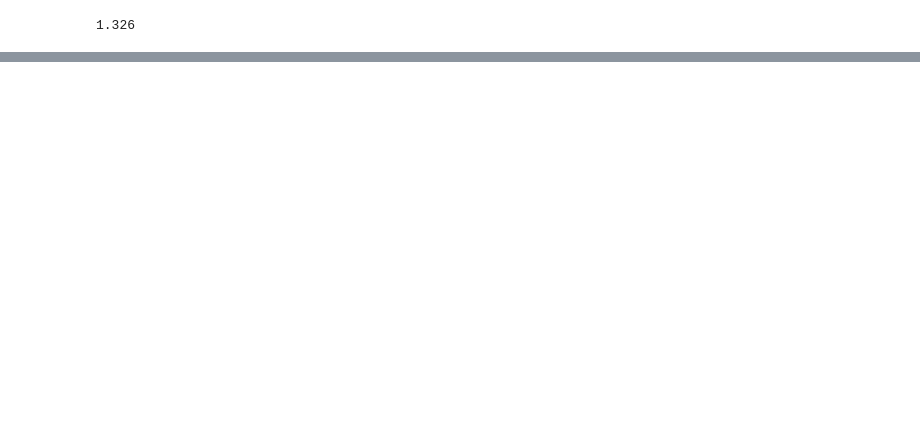
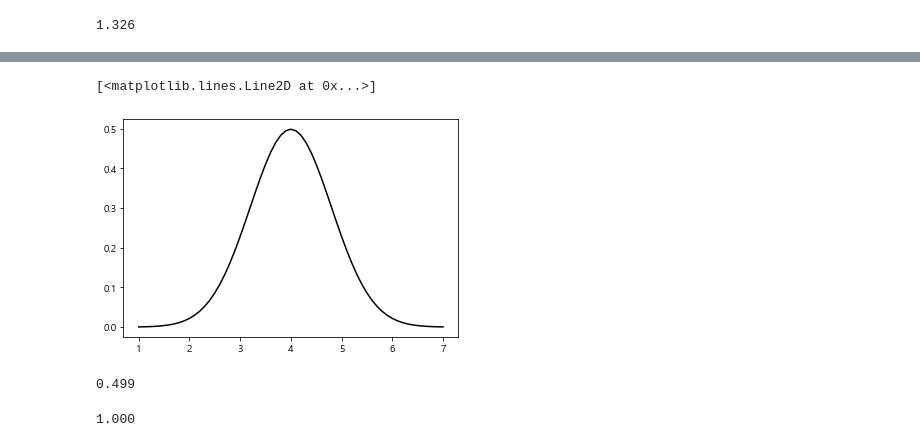
Before and after one commit to ddeodeok/cakd7, a Jupyter notebook: m3_통계/Stat_2.ipynb, the cells around one changed output, grey strips where cells are left out. Cells and saved outputs as stored; diff of their text form; code cells hidden in the pictures; blank space fills up the shorter version.

```diff
--- a/m3_통계/Stat_2.ipynb
+++ b/m3_통계/Stat_2.ipynb
@@ -292,0 +440,18 @@ integrate.nquad(f_xy,
+# %%
+# x:1 ~ 7.1, 평균 4, 표준편차0.8인 정규분포 곡선을 출력하세요.
+x_plot = np.arange(1, 7.1, 0.1)
+plt.plot(x_plot, stats.norm.pdf(x=x_plot, loc=4, scale=0.8),color='black')
+# %% [output]
+[<matplotlib.lines.Line2D at 0x...>]
+[figure, added]
+# %%
+# 확률변수가 4일때의 확률밀도
+norm_dist = stats.norm(loc=4, scale=0.8)
+norm_dist.pdf(x=4)
+# %% [output]
+0.499
+# %%
+# 누적분포함수
+stats.norm.cdf(loc=4,scale=0.8,x=7)
+# %% [output]
+1.000
```
Also changed, not shown: parts of 38 cells of this notebook, 4 other files.
